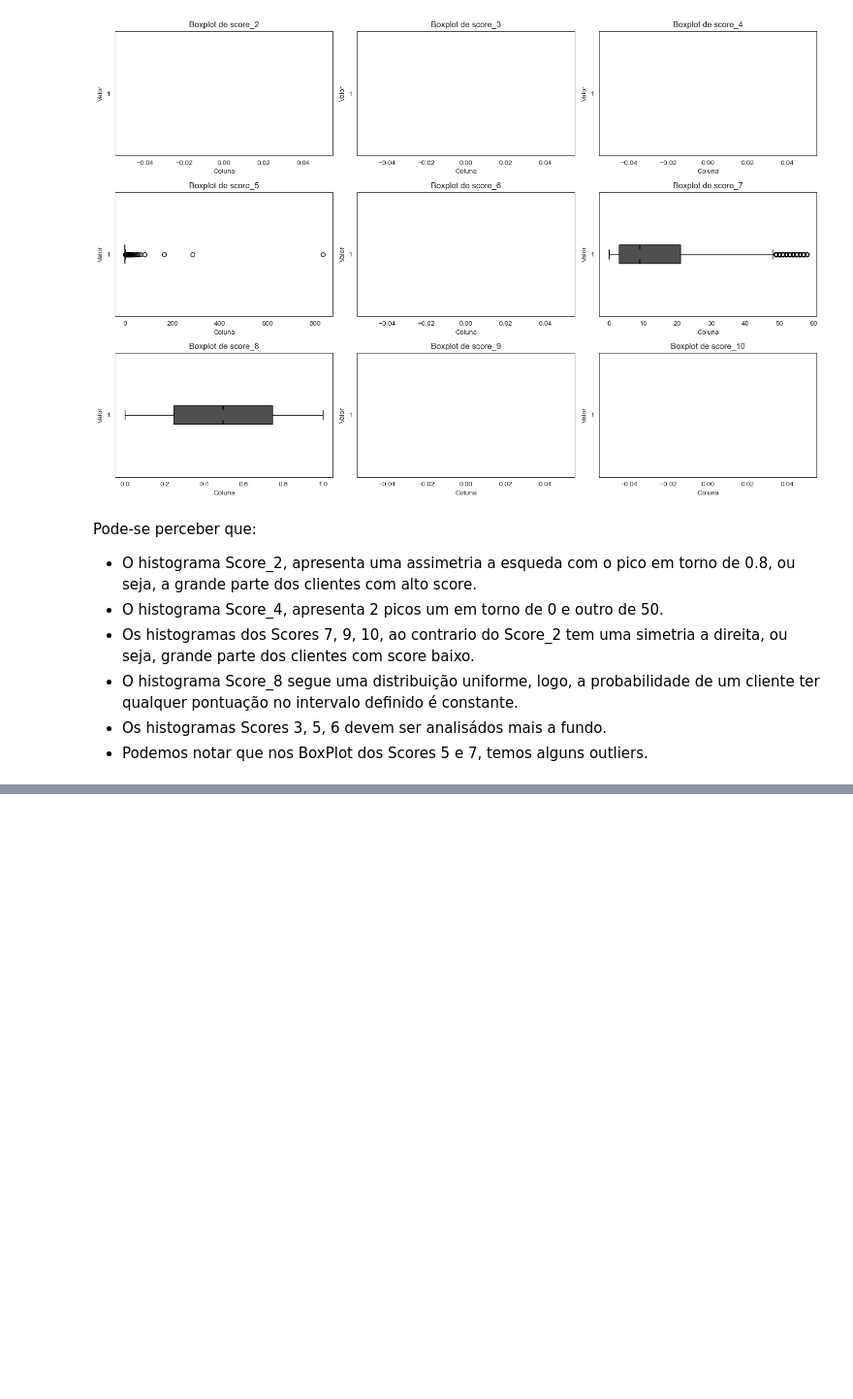
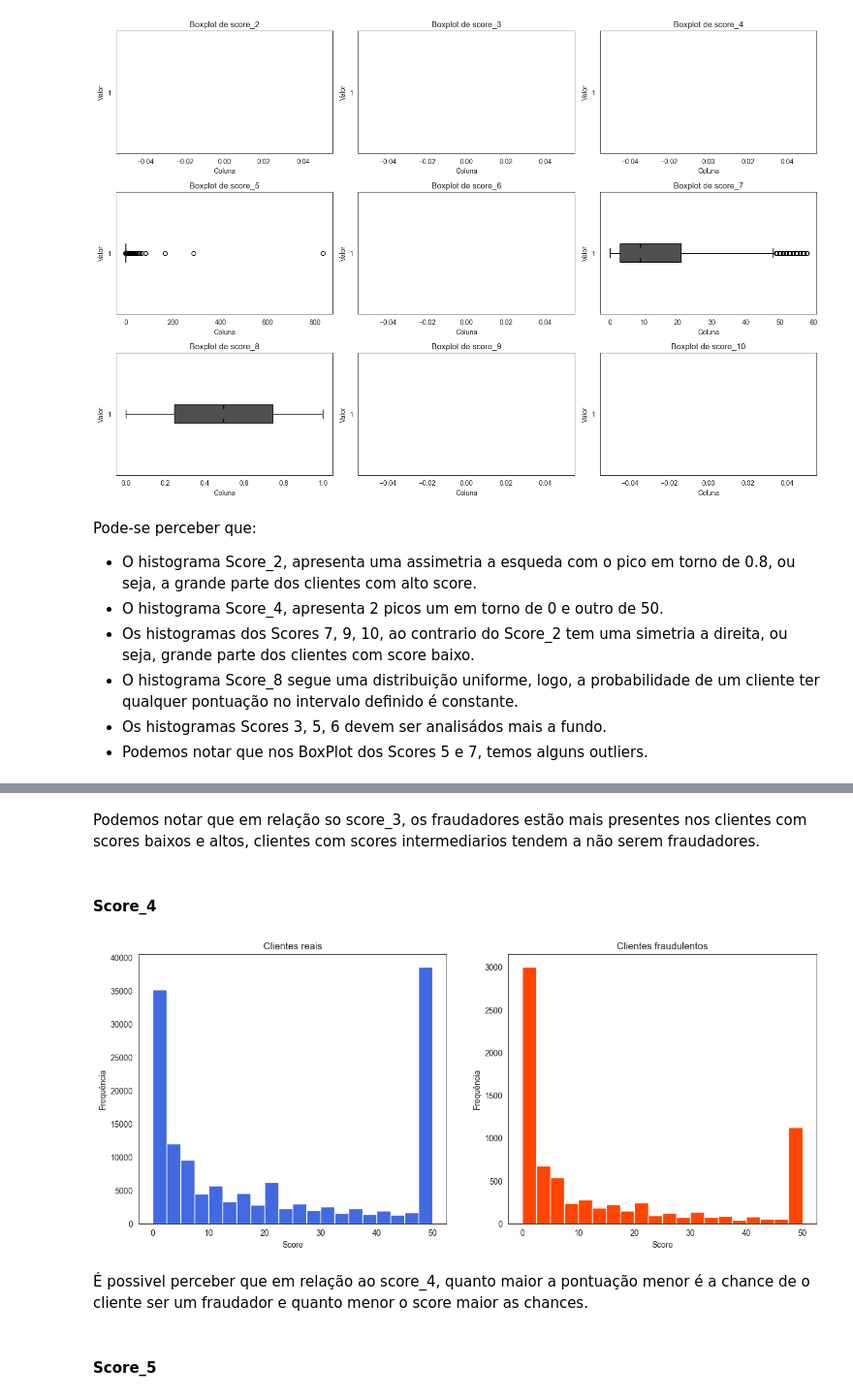
Before and after one commit to WiiniSilva/Fraude_Case, a Jupyter notebook: Fraude_Case.ipynb, the cells around one changed output, grey strips where cells are left out. Shown: that part at 97% size. Saved outputs shown, nothing was run; the diff lists cells and outputs as text; code cells hidden in the pictures; blank space fills up the shorter version.

```diff
--- a/Fraude_Case.ipynb
+++ b/Fraude_Case.ipynb
@@ -323,0 +391,12 @@ Pode-se perceber que:
+# %% [markdown]
+Podemos notar que em relação so score_3, os fraudadores estão mais presentes nos clientes com scores baixos e altos, clientes com scores intermediarios tendem a não serem fraudadores.
+# %% [markdown]
+#### Score_4
+# %%
+criar_histograma(df, 'score_4', 'fraude')
+# %% [output]
+[figure, added]
+# %% [markdown]
+É possivel perceber que em relação ao score_4, quanto maior a pontuação menor é a chance de o cliente ser um fraudador e quanto menor o score maior as chances.
+# %% [markdown]
+#### Score_5
```
Also changed, not shown: parts of 18 cells of this notebook.
